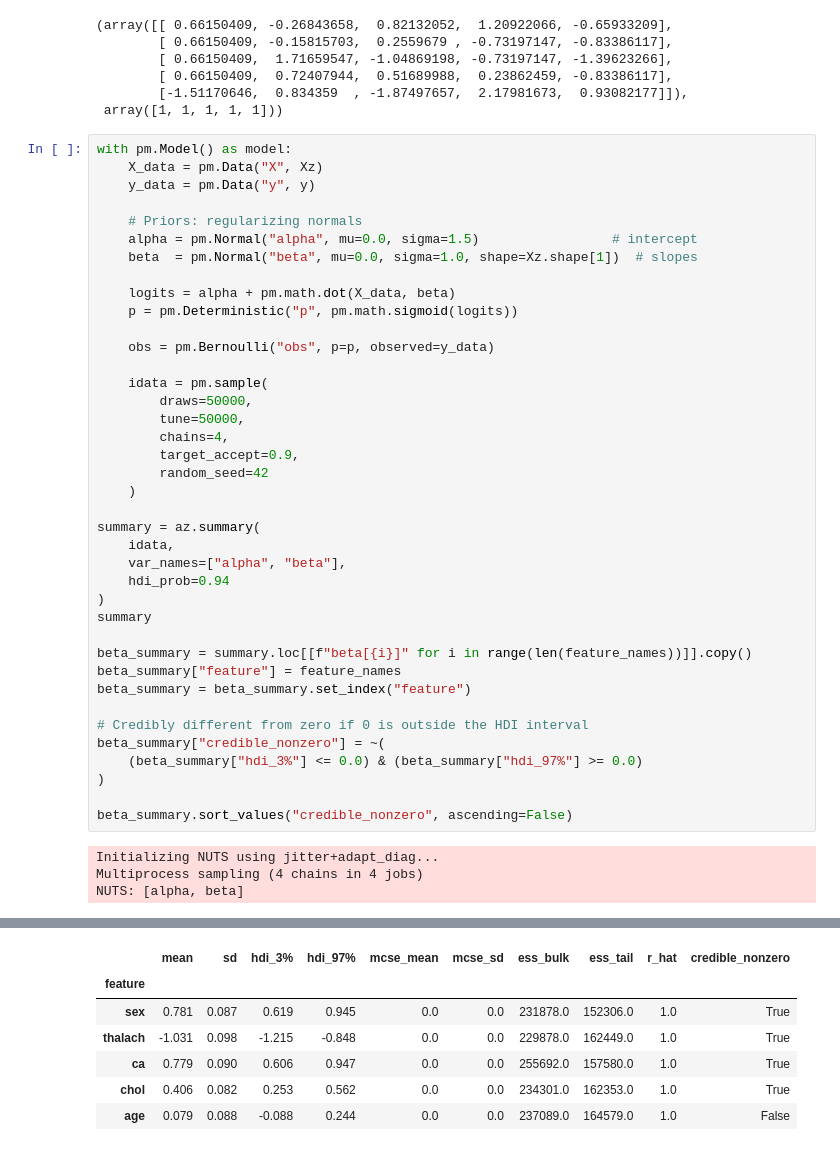
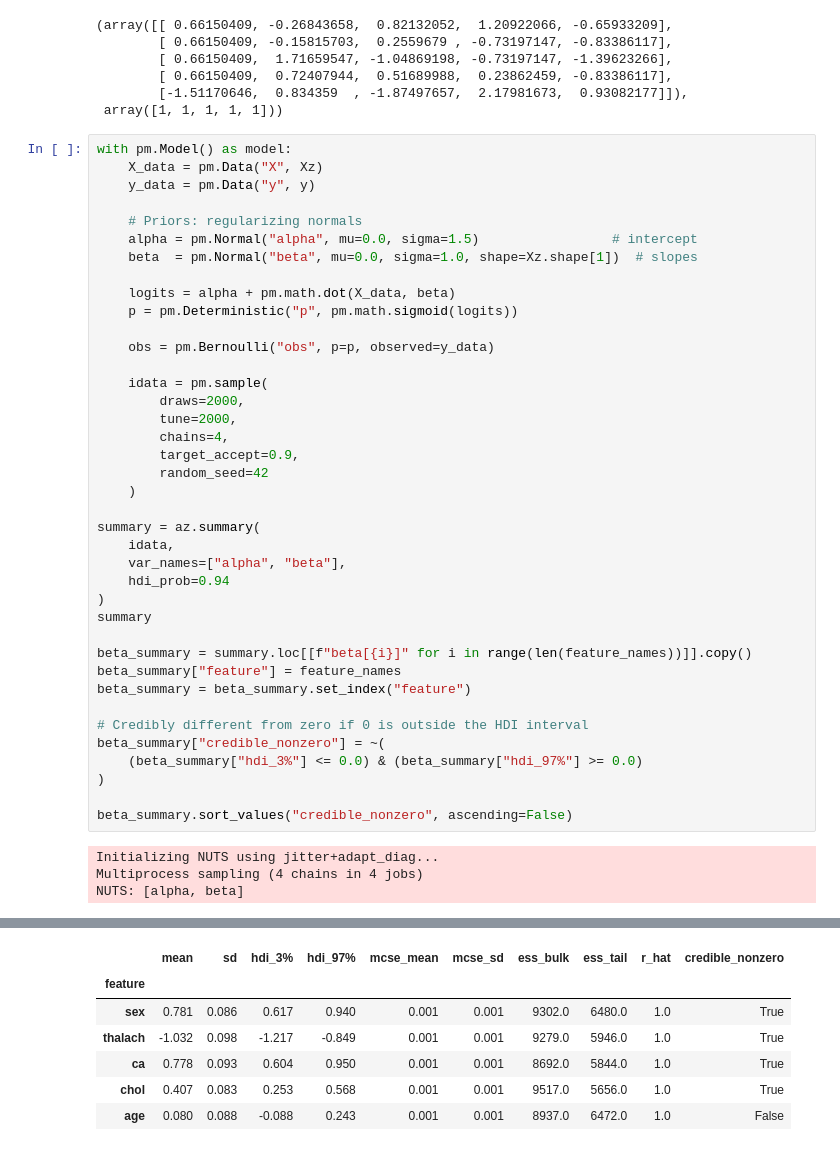
Before and after one commit to TheBobu/AI-Programming-Project-2025, a Jupyter notebook: notebooks/nuts.ipynb, the cells around one changed output, grey strips where cells are left out. Drawn from its saved outputs; the diff is of its cells as text.

```diff
--- a/notebooks/nuts.ipynb
+++ b/notebooks/nuts.ipynb
@@ -58,8 +58,8 @@ with pm.Model() as model:
     obs = pm.Bernoulli("obs", p=p, observed=y_data)
 
     idata = pm.sample(
-        draws=50000,
-        tune=50000,
+        draws=2000,
+        tune=2000,
         chains=4,
         target_accept=0.9,
         random_seed=42
@@ -92,10 +92,10 @@ Sampling 4 chains for 50_000 tune and 50_000 draw iterations (200_000 + 200_000
 |  | mean | sd | hdi_3% | hdi_97% | mcse_mean | mcse_sd | ess_bulk | ess_tail | r_hat | credible_nonzero |
 | feature |  |  |  |  |  |  |  |  |  |  |
-| sex | 0.781 | 0.087 | 0.619 | 0.945 | 0.0 | 0.0 | 231878.0 | 152306.0 | 1.0 | True |
-| thalach | -1.031 | 0.098 | -1.215 | -0.848 | 0.0 | 0.0 | 229878.0 | 162449.0 | 1.0 | True |
-| ca | 0.779 | 0.090 | 0.606 | 0.947 | 0.0 | 0.0 | 255692.0 | 157580.0 | 1.0 | True |
-| chol | 0.406 | 0.082 | 0.253 | 0.562 | 0.0 | 0.0 | 234301.0 | 162353.0 | 1.0 | True |
-| age | 0.079 | 0.088 | -0.088 | 0.244 | 0.0 | 0.0 | 237089.0 | 164579.0 | 1.0 | False |
+| sex | 0.781 | 0.086 | 0.617 | 0.940 | 0.001 | 0.001 | 9302.0 | 6480.0 | 1.0 | True |
+| thalach | -1.032 | 0.098 | -1.217 | -0.849 | 0.001 | 0.001 | 9279.0 | 5946.0 | 1.0 | True |
+| ca | 0.778 | 0.093 | 0.604 | 0.950 | 0.001 | 0.001 | 8692.0 | 5844.0 | 1.0 | True |
+| chol | 0.407 | 0.083 | 0.253 | 0.568 | 0.001 | 0.001 | 9517.0 | 5656.0 | 1.0 | True |
+| age | 0.080 | 0.088 | -0.088 | 0.243 | 0.001 | 0.001 | 8937.0 | 6472.0 | 1.0 | False |
 # %%
 beta_dim = idata.posterior["beta"].dims[-1]
 idata = idata.assign_coords({beta_dim: feature_names})
```
Also changed, not shown: parts of 7 cells of this notebook.
